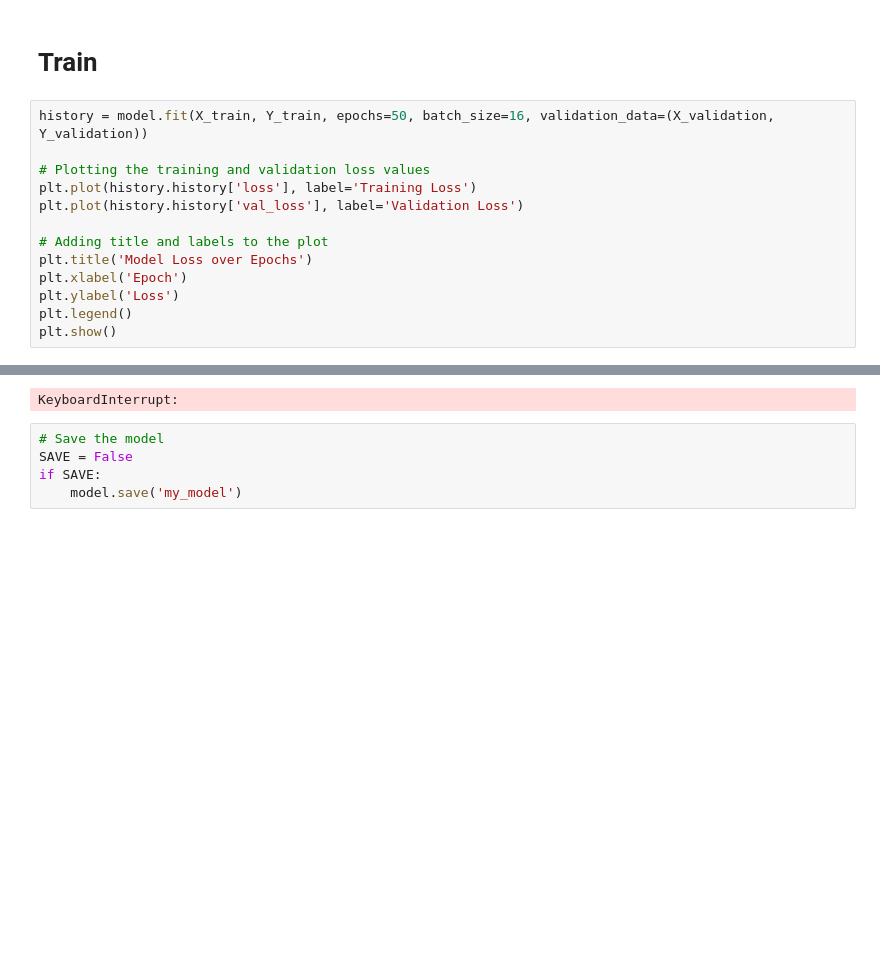
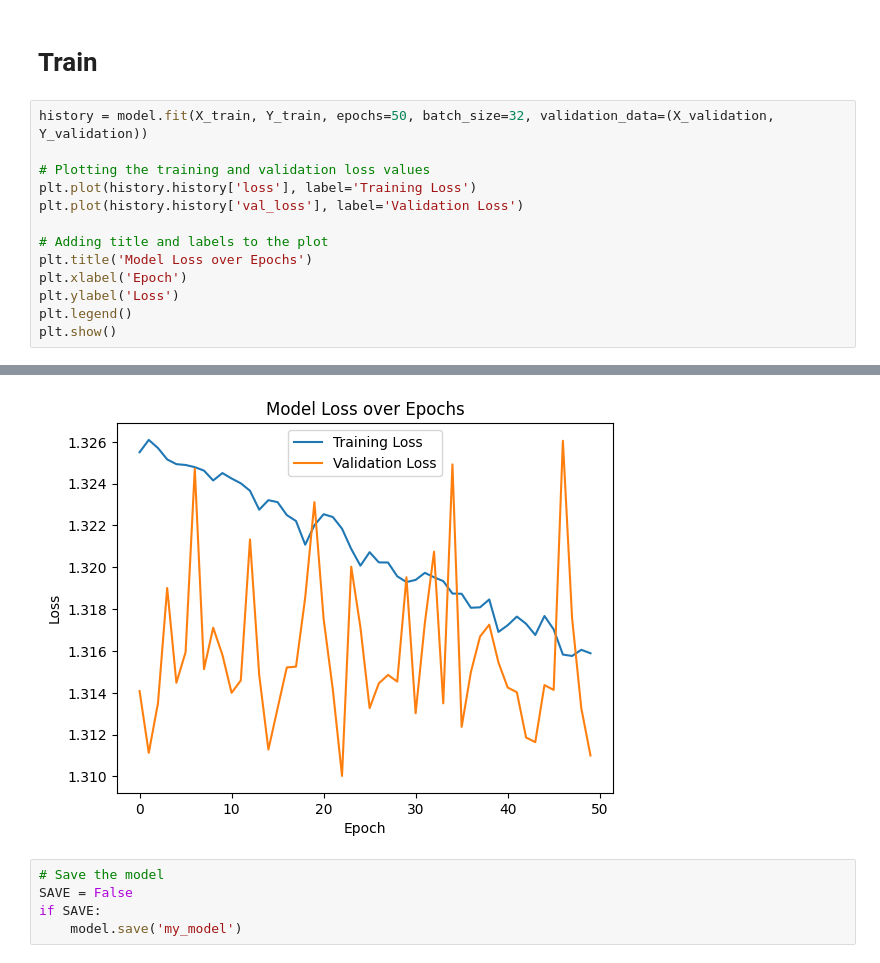
Before and after one commit to Marti2405/Music-Genre-Classification, a Jupyter notebook: NN_model.ipynb, the cells around one changed output, grey strips where cells are left out. Drawn from its saved outputs; the diff is of its cells as text; blank space fills up the shorter version.

```diff
--- a/NN_model.ipynb
+++ b/NN_model.ipynb
@@ -56,7 +58,7 @@ Y_validation = np.load('Data/Vectors/Y_validate.npy') #[:, :3]
 # %% [markdown]
 # Train
 # %%
-history = model.fit(X_train, Y_train, epochs=50, batch_size=16, validation_data=(X_validation, Y_validation))
+history = model.fit(X_train, Y_train, epochs=50, batch_size=32, validation_data=(X_validation, Y_validation))
 
 # Plotting the training and validation loss values
 plt.plot(history.history['loss'], label='Training Loss')
@@ -89,4 +91,4 @@ Epoch 19/50
-KeyboardInterrupt:
+[figure, added]
 # %%
 # Save the model
 SAVE = False
```
Also changed, not shown: parts of 6 cells of this notebook, 1 other file.
